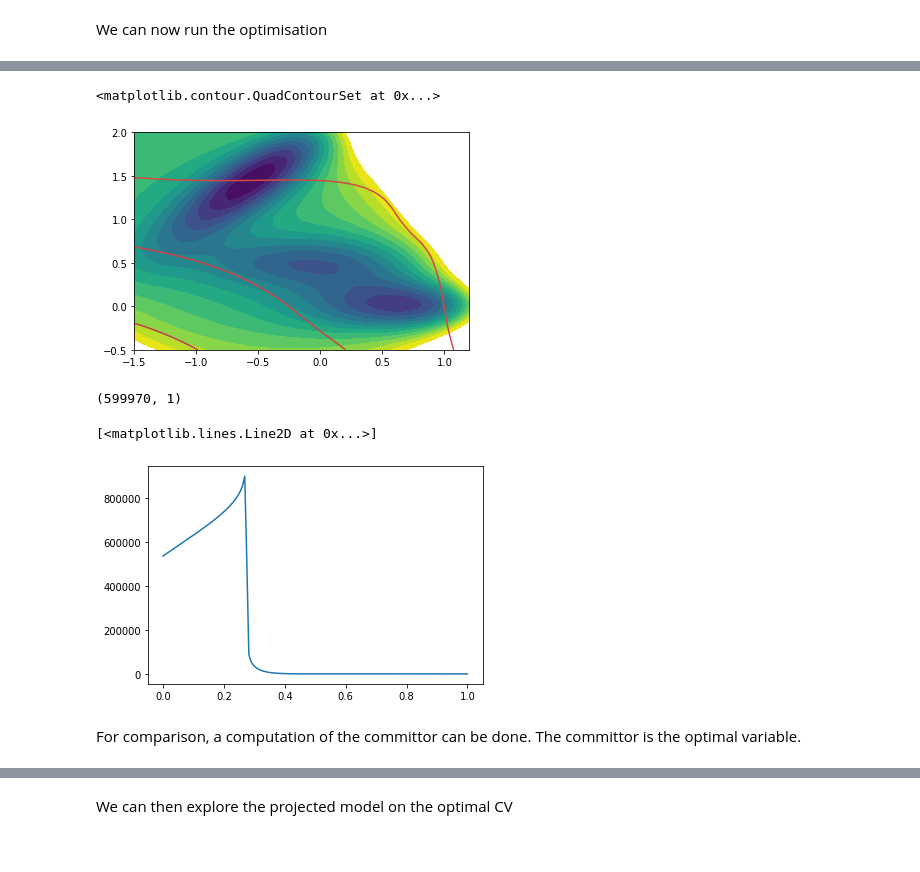
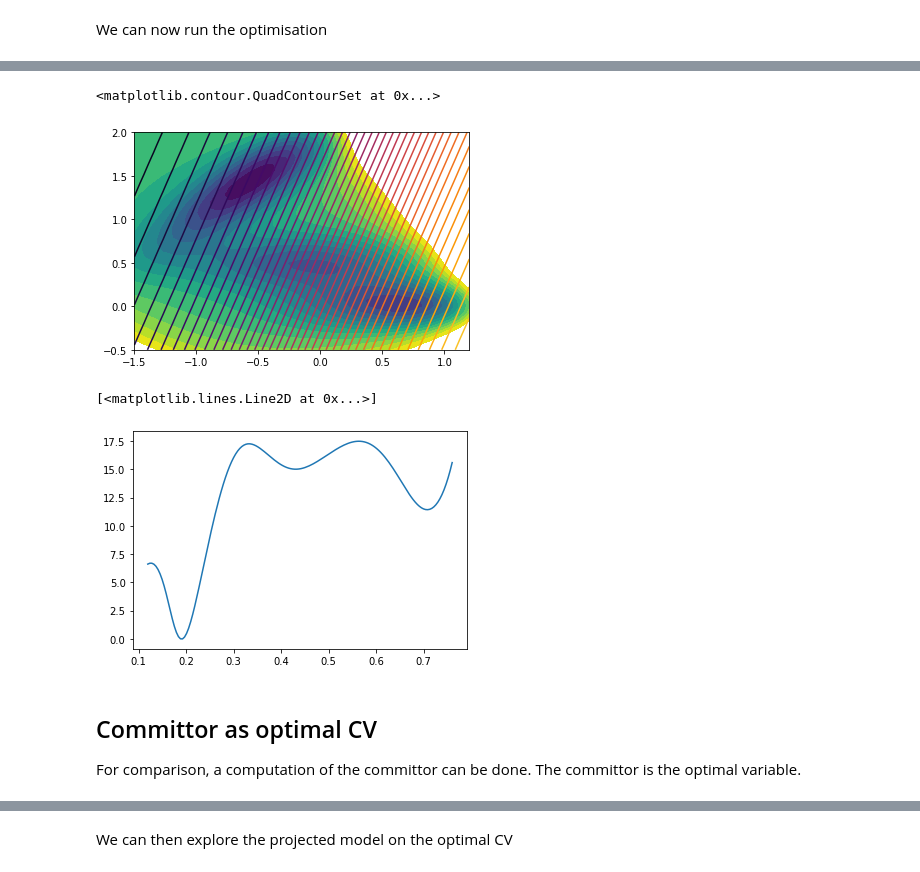
Before and after one commit to langevinmodel/folie, a Jupyter notebook: examples/tutorials/optimal_cv_transition_angle.ipynb, the cells around one changed output, grey strips where cells are left out. Drawn from its saved outputs; the diff is of its cells as text; code cells hidden in the pictures.

```diff
--- a/examples/tutorials/optimal_cv_transition_angle.ipynb
+++ b/examples/tutorials/optimal_cv_transition_angle.ipynb
@@ -143,9 +102,10 @@ model_fit = fl.models.OverdampedSplines1D(domain=domain)
 # %%
 
 est=fl.KramersMoyalEstimator(model_fit)
-data_proj = fl.Trajectories()
-data_proj.append({"x": projection(x_torch).detach().numpy(), "xt": projection(xt_torch).detach().numpy(), "dt":dt})
-print(data_proj[0]["x"].shape)
+data_proj = fl.Trajectories(dt=dt)
+for trj in data:
+    data_proj.append(projection(trj["x"], coefficient0).reshape(-1,1))
+
 est.fit(data_proj)
 pmf=fl.analysis.free_energy_profile_1d(model_fit, np.linspace(0.01,0.99,150))
 plt.plot(np.linspace(0,1,150), pmf)
@@ -156,6 +115,6 @@ plt.plot(np.linspace(0,1,150), pmf)
 # %%
-proj_product=projection(torch.Tensor(product)).detach().numpy()[0,0]
-proj_reactant=projection(torch.Tensor(reactant)).detach().numpy()[0,0]
+proj_product=projection(product, coefficient0)[0]
+proj_reactant=projection(reactant, coefficient0)[0]
 print(proj_reactant,proj_product)
 mfpt = fl.analysis.mfpt_1d(model_fit,x_end=proj_product, x_range=[0.01,0.99], x_start=proj_reactant)
 print(mfpt)
@@ -165,16 +124,12 @@ print(mfpt)
 # %%
-def optimize_rate(params, params_shape):
-    # Restore params shapes
-    arrs=np.split(init_params, np.cumsum([np.prod(s) for s in params_shape]))
-    reshaped_params= [a.reshape(s) for a,s in zip(arrs,params_shape)]
-    for p,new_p in zip(projection.parameters(),reshaped_params):
-        p.data = torch.Tensor(new_p)
-    data_proj = fl.Trajectories()
-    data_proj.append({"x": projection(x_torch).detach().numpy(), "xt": projection(xt_torch).detach().numpy(), "dt":dt})
+def optimize_rate(params):
+    data_proj = fl.Trajectories(dt=dt)
+    for trj in data:
+        data_proj.append(projection(trj["x"], params[0]).reshape(-1,1))
     est.fit(data_proj)
-    proj_product=projection(torch.Tensor(product)).detach().numpy()[0,0]
-    proj_reactant=projection(torch.Tensor(reactant)).detach().numpy()[0,0]
-    mfpt = fl.analysis.mfpt_1d(model_fit,x_end=proj_product, x_range=[0.01,0.99], x_start=proj_reactant)
+    proj_product=projection(product, params[0])[0]
+    proj_reactant=projection(reactant, params[0])[0]
+    mfpt = fl.analysis.mfpt_1d(model_fit,x_end=proj_product, x_range=[data_proj.stats.min[0],data_proj.stats.max[0]], x_start=proj_reactant)
     return -np.log(mfpt)
 # %% [markdown]
 We can now run the optimisation
@@ -209,0 +154,5 @@ print(res)
+# %%
+from scipy.optimize import minimize_scalar
+# We can also run simple 1D minimisation for comparaison
+res=minimize_scalar(lambda c: optimize_rate([c]), bounds=(-1, 1), method='bounded')
+print(res)
@@ -214,24 +181,24 @@ Final MFPT 0.001206661937026091
 # %%
 # Plot the new cv
-new_cv = projection(torch.Tensor(np.column_stack([X.ravel(),Y.ravel()]))).detach().numpy().reshape(X.shape)
+new_cv = projection(np.column_stack([X.ravel(),Y.ravel()]), res.x).reshape(X.shape)
 fig = plt.figure()
 ax = plt.axes()
 ax.contourf(X, Y, pot-np.min(pot), levels=np.linspace(0,50,15))
 ax.contour(X, Y, new_cv, cmap="inferno", levels=np.linspace(0,1,50))
 # %% [output]
 <matplotlib.contour.QuadContourSet at 0x...>
-[figure, old version]
+[figure, new version]
 # %%
 est=fl.KramersMoyalEstimator(model_fit)
-data_proj = fl.Trajectories()
-data_proj.append({"x": projection(x_torch).detach().numpy(), "xt": projection(xt_torch).detach().numpy(), "dt":dt})
-print(data_proj[0]["x"].shape)
+data_proj = fl.Trajectories(dt=dt)
+for trj in data:
+    data_proj.append(projection(trj["x"], res.x).reshape(-1,1))
 est.fit(data_proj)
-pmf=fl.analysis.free_energy_profile_1d(model_fit, np.linspace(0.2,0.8,150))
-plt.plot(np.linspace(0,1,150), pmf)
+pmf=fl.analysis.free_energy_profile_1d(model_fit, np.linspace(data_proj.stats.min[0],data_proj.stats.max[0],150))
+plt.plot(np.linspace(data_proj.stats.min[0],data_proj.stats.max[0],150), pmf)
 # %% [output]
-(599970, 1)
+[<matplotlib.lines.Line2D at 0x...>]
-[<matplotlib.lines.Line2D at 0x...>]
-[figure, old version]
+[figure, new version]
 # %% [markdown]
+## Committor as optimal CV
 For comparison, a computation of the committor can be done. The committor is the optimal variable.
```
Also changed, not shown: parts of 18 cells of this notebook, 1 other file.
